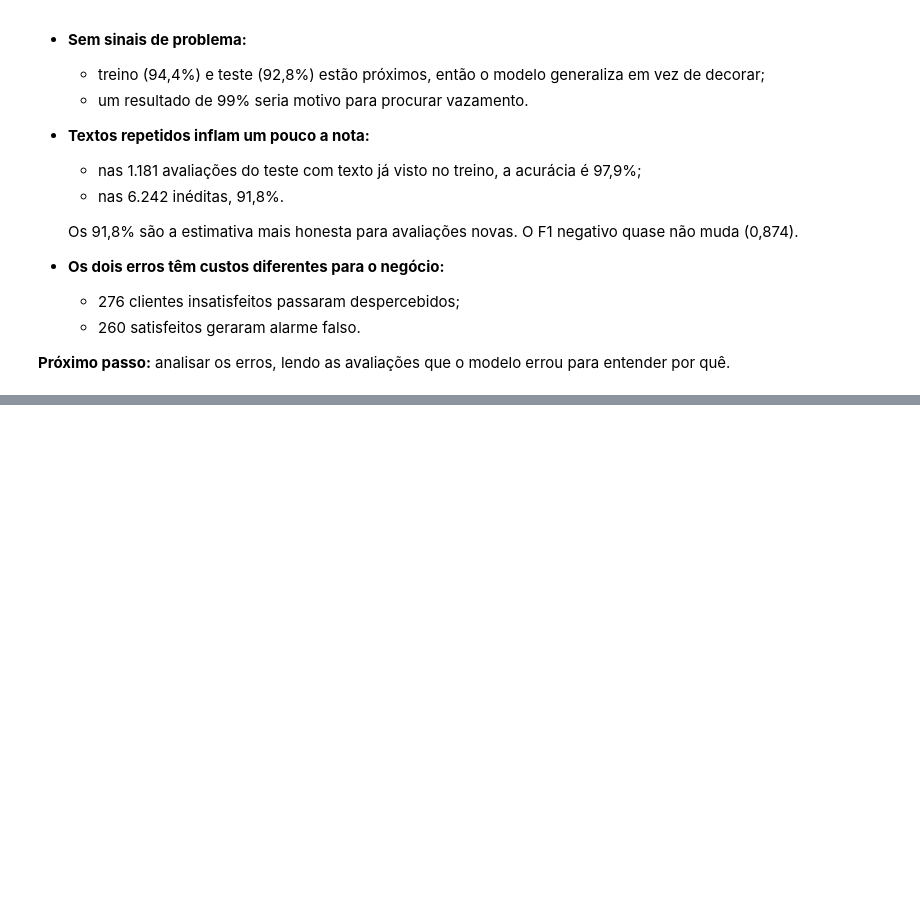
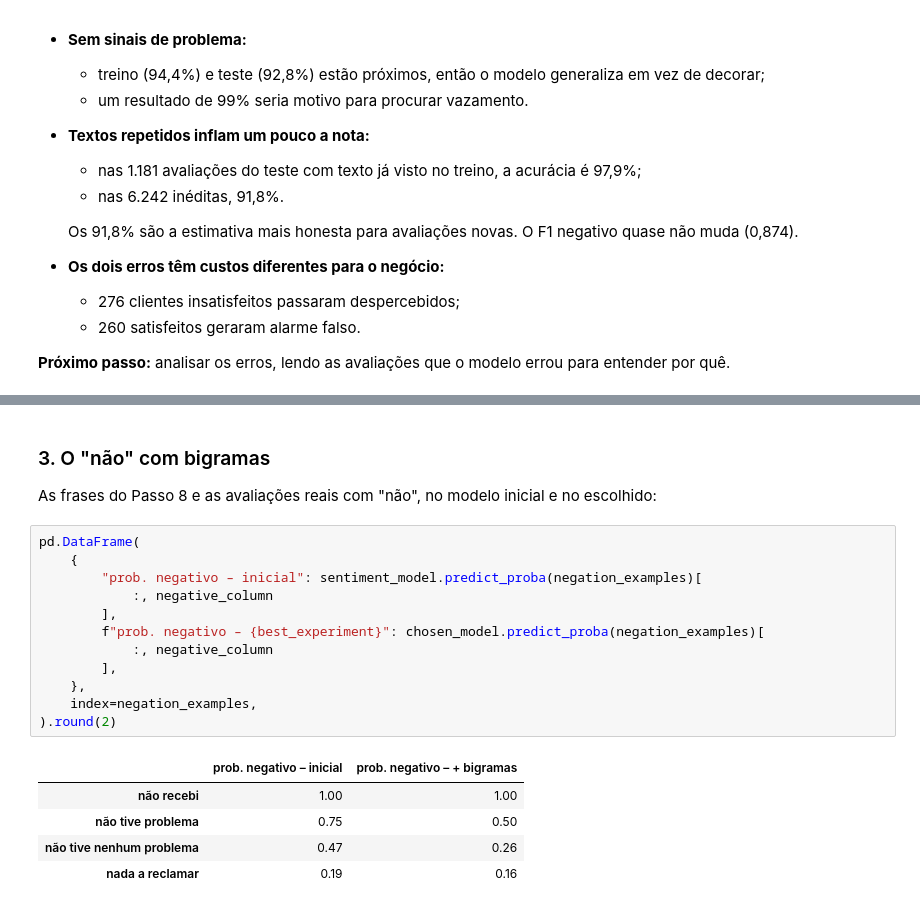
Before and after one commit to baxelin/delivery-ai, a Jupyter notebook: notebooks/v1_sentimento.ipynb, the cells around one changed output, grey strips where cells are left out. Cells and saved outputs as stored; diff of their text form; blank space fills up the shorter version.

```diff
--- a/notebooks/v1_sentimento.ipynb
+++ b/notebooks/v1_sentimento.ipynb
@@ -965,0 +1034,22 @@ word_weights[["problema", "problemas", "defeito", "reclamar", "nada"]].round(2).
+# %% [markdown]
+### 3. O "não" com bigramas
+
+As frases do Passo 8 e as avaliações reais com "não", no modelo inicial e no escolhido:
+# %%
+pd.DataFrame(
+    {
+        "prob. negativo – inicial": sentiment_model.predict_proba(negation_examples)[
+            :, negative_column
+        ],
+        f"prob. negativo – {best_experiment}": chosen_model.predict_proba(negation_examples)[
+            :, negative_column
+        ],
+    },
+    index=negation_examples,
+).round(2)
+# %% [output]
+|  | prob. negativo – inicial | prob. negativo – + bigramas |
+| não recebi | 1.00 | 1.00 |
+| não tive problema | 0.75 | 0.50 |
+| não tive nenhum problema | 0.47 | 0.26 |
+| nada a reclamar | 0.19 | 0.16 |
```
Also changed, not shown: parts of 35 cells of this notebook.
